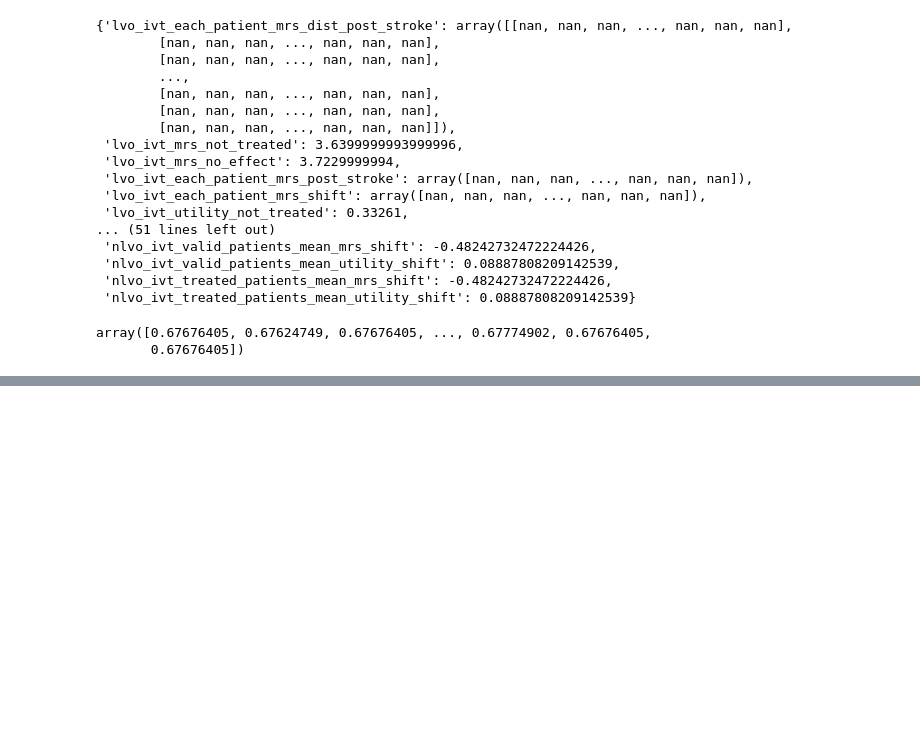
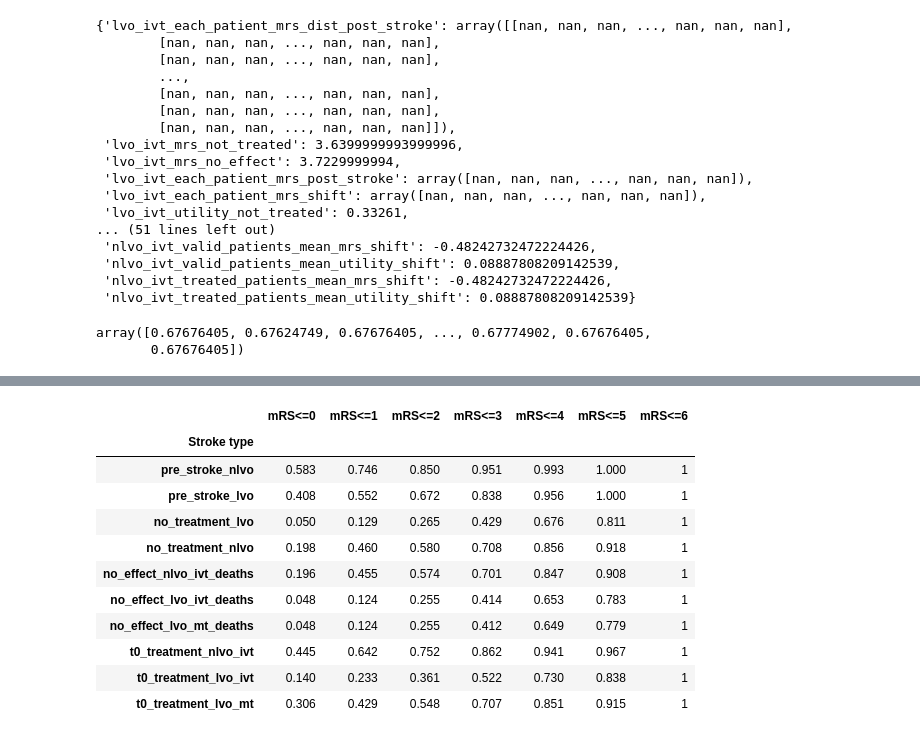
Before and after one commit to stroke-modelling/muster2, a Jupyter notebook: single_run.ipynb, the cells around one changed output, grey strips where cells are left out. Saved outputs shown, nothing was run; the diff lists cells and outputs as text; code cells hidden in the pictures; blank space fills up the shorter version.

```diff
--- a/single_run.ipynb
+++ b/single_run.ipynb
@@ -95,0 +116,15 @@ patient_data_dict, outcomes_by_stroke_type, full_cohort_outcomes = (
+# %%
+continuous_outcome.mrs_dists_input
+# %% [output]
+|  | mRS<=0 | mRS<=1 | mRS<=2 | mRS<=3 | mRS<=4 | mRS<=5 | mRS<=6 |
+| Stroke type |  |  |  |  |  |  |  |
+| pre_stroke_nlvo | 0.583 | 0.746 | 0.850 | 0.951 | 0.993 | 1.000 | 1 |
+| pre_stroke_lvo | 0.408 | 0.552 | 0.672 | 0.838 | 0.956 | 1.000 | 1 |
+| no_treatment_lvo | 0.050 | 0.129 | 0.265 | 0.429 | 0.676 | 0.811 | 1 |
+| no_treatment_nlvo | 0.198 | 0.460 | 0.580 | 0.708 | 0.856 | 0.918 | 1 |
+| no_effect_nlvo_ivt_deaths | 0.196 | 0.455 | 0.574 | 0.701 | 0.847 | 0.908 | 1 |
+| no_effect_lvo_ivt_deaths | 0.048 | 0.124 | 0.255 | 0.414 | 0.653 | 0.783 | 1 |
+| no_effect_lvo_mt_deaths | 0.048 | 0.124 | 0.255 | 0.412 | 0.649 | 0.779 | 1 |
+| t0_treatment_nlvo_ivt | 0.445 | 0.642 | 0.752 | 0.862 | 0.941 | 0.967 | 1 |
+| t0_treatment_lvo_ivt | 0.140 | 0.233 | 0.361 | 0.522 | 0.730 | 0.838 | 1 |
+| t0_treatment_lvo_mt | 0.306 | 0.429 | 0.548 | 0.707 | 0.851 | 0.915 | 1 |
```
Also changed, not shown: parts of 1 cell of this notebook, 1 other file.
